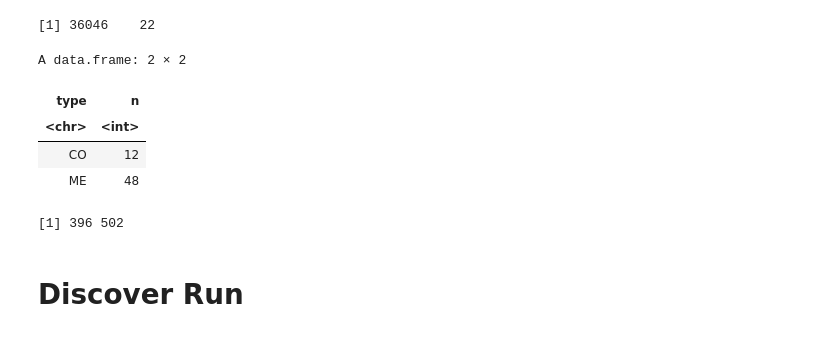
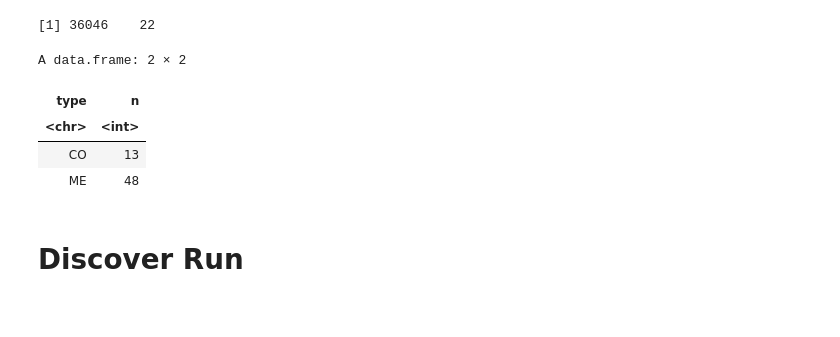
Before and after one commit to CSOgroup/SelectSim_analysis, a Jupyter notebook: analysis/roubustness_benchmarking/notebook/Discover_SelectSim.ipynb, the cells around one changed output. Saved outputs shown, nothing was run; the diff lists cells and outputs as text; code cells hidden in the pictures.

```diff
--- a/analysis/roubustness_benchmarking/notebook/Discover_SelectSim.ipynb
+++ b/analysis/roubustness_benchmarking/notebook/Discover_SelectSim.ipynb
@@ -47,5 +47,3 @@ filter_run_data <- function(run_data,gene_order,sample_order){
     final_run_data$M$tmb$truncating<-run_data$M$tmb$truncating[sample_order,]
     return(final_run_data)
 }
-# %%
-run_data <- readRDS('/mnt/ndata/arvind/co_mutation_project/data/processed/gams/pan_can_tcga_run_data.rds')
@@ -78,3 +52,3 @@ List of 3
 # %%
-gam<-luad_run_data$M$M[[1]]+luad_run_data$M$M[[2]][rownames(luad_run_data$M$M[[1]]),colnames(luad_run_data$M$M[[1]])]
+gam<-run_data$M$M[[1]]+run_data$M$M[[2]][rownames(run_data$M$M[[1]]),colnames(run_data$M$M[[1]])]
 gam[gam>1]<-1
@@ -106,5 +99,5 @@ sample_covariates<-luad_run_data$sample.class[luad_samples]
 # %%
-run_data <- list('M'=data,'sample.class' = sample_covariates,'alteration.class' = alteration_covariates)
+run_data <- list('M'=data,'sample.class' = run_data$sample.class,'alteration.class' = run_data$alteration.class)
 # %%
 str(run_data)
 # %% [output]
@@ -126,13 +126,13 @@ List of 3
 # %%
-test<-SelectSim::selectX(  M = run_data$M,
-                sample.class = run_data$sample.class,
-                alteration.class = run_data$alteration.class,
-                n.cores = 20,
-                min.freq = (0.001*502),
-                n.permut = 1000,
-                lambda = 0.3,
-                tao = 1,
-                save.object = FALSE,
-                verbose = FALSE,
-                estimate_pairwise = FALSE,
-                maxFDR = 0.25)
+luad_obj <- selectX( M = run_data$M,
+            sample.class = run_data$sample.class,
+            alteration.class = run_data$alteration.class,
+            n.cores = 20,
+            min.freq = (0.001*length(run_data$sample.class)),
+            n.permut = 1000,
+            lambda = 0.3,
+            tao = 1,
+            save.object = FALSE,
+            verbose = TRUE,
+            estimate_pairwise = FALSE,
+            maxFDR = 0.25)
@@ -141,10 +159,10 @@ dim(test$result)
 # %% [output]
 [1] 36046    22
 # %%
-test$result %>% filter(FDR) %>% dplyr::count(type)
+luad_obj$result %>% filter(FDR) %>% dplyr::count(type)
 # %% [output]
 A data.frame: 2 × 2
 | type | n |
 | <chr> | <int> |
-| CO | 12 |
+| CO | 13 |
 | ME | 48 |
@@ -157,4 +168,0 @@ saveRDS(selectX_obj,file='tcga_luad_obj_v4.rds')
-# %%
-dim(gam)
-# %% [output]
-[1] 396 502
```
Also changed, not shown: parts of 37 cells of this notebook, 16 other files.
